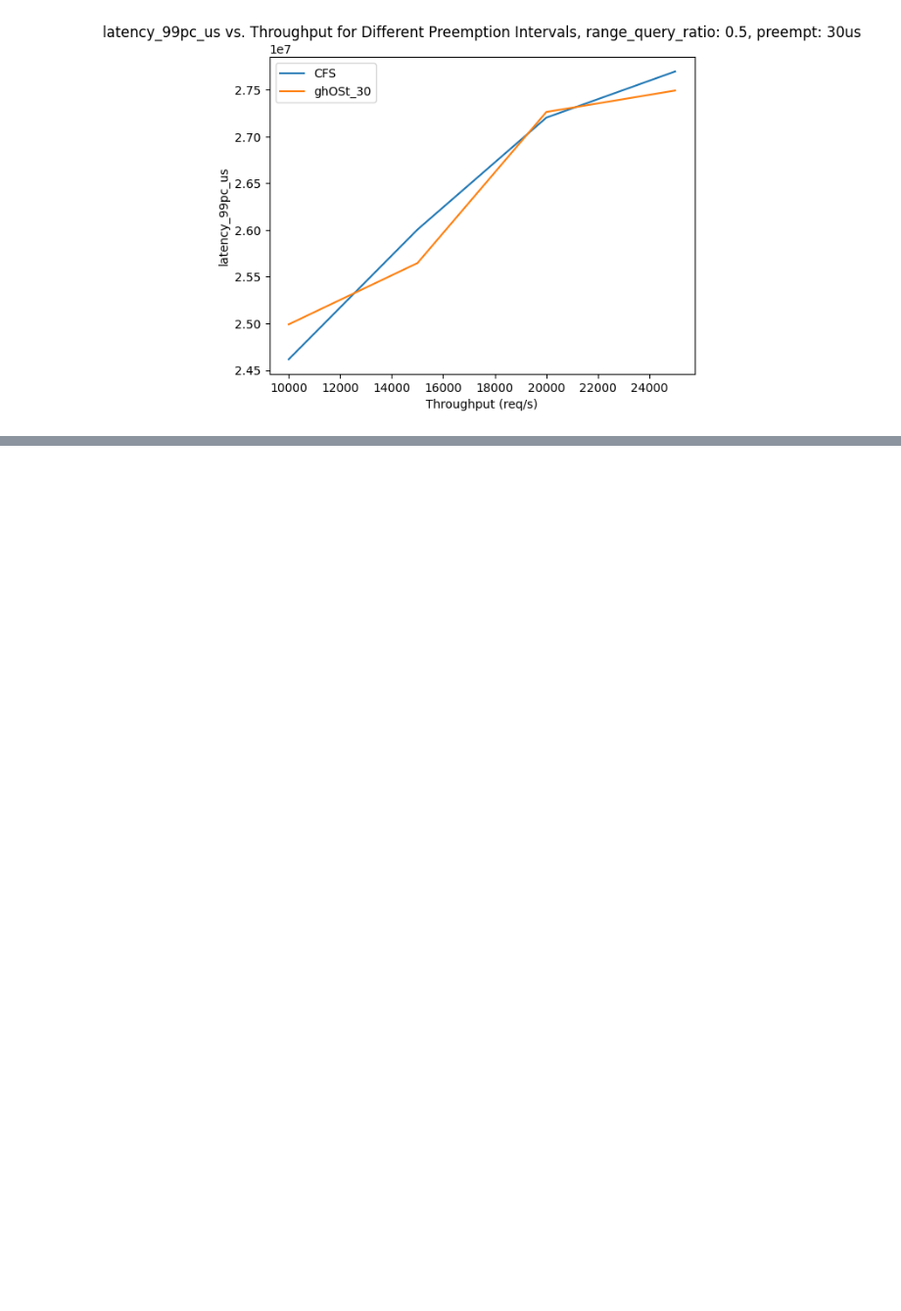
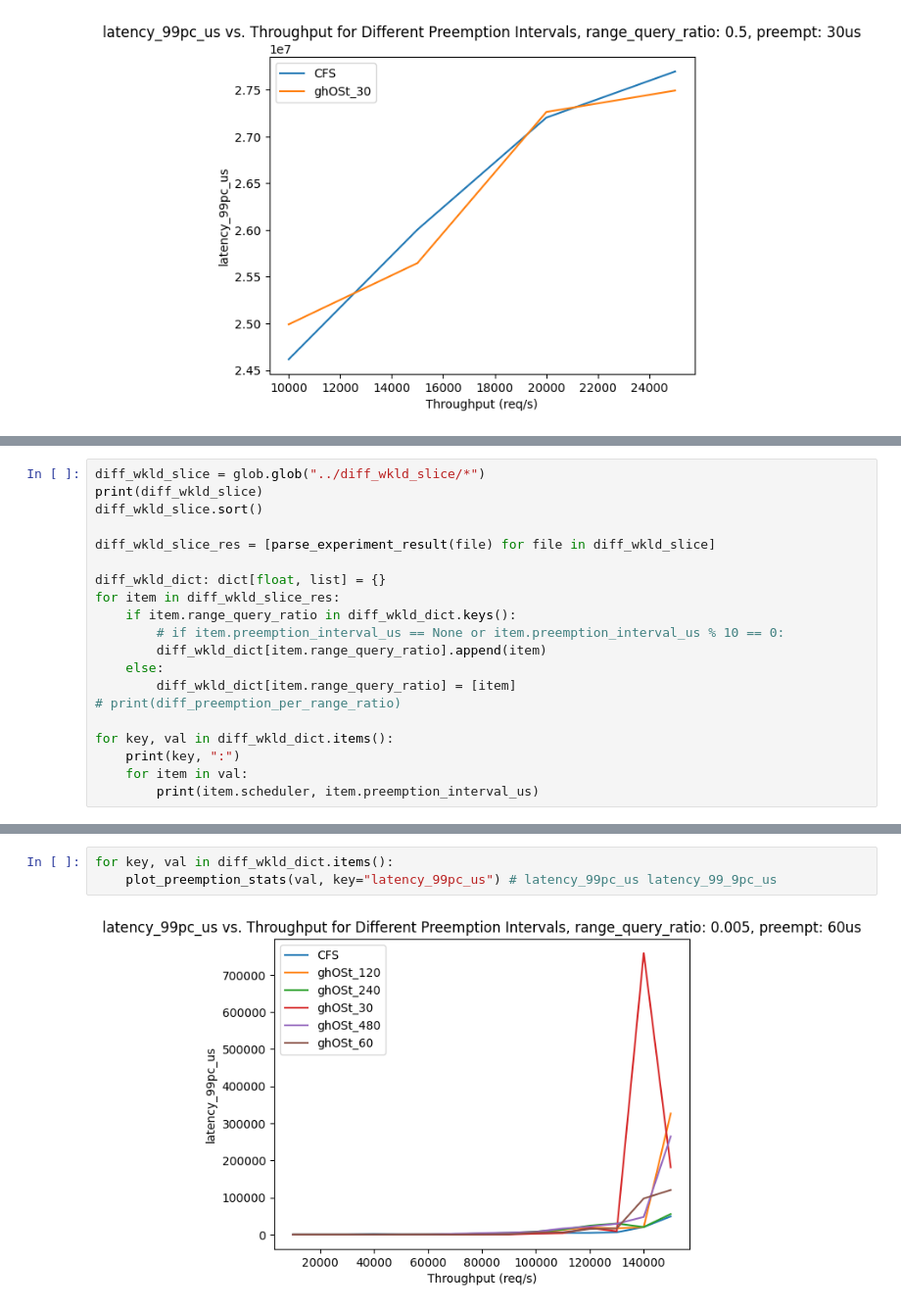
Before and after one commit to show981111/ghost-userspace, a Jupyter notebook: plot/draw.ipynb, the cells around one changed output, grey strips where cells are left out. Shown at 98% size. Cells and saved outputs as stored; diff of their text form; blank space fills up the shorter version.

Commit message:
dff_wkld with diff slice

```diff
--- a/plot/draw.ipynb
+++ b/plot/draw.ipynb
@@ -82,3 +82,23 @@ for key, val in diff_preemption_per_range_ratio.items():
 [figure]
 [figure]
 [figure]
+# %%
+diff_wkld_slice = glob.glob("../diff_wkld_slice/*")
+print(diff_wkld_slice)
+diff_wkld_slice.sort()
+
+diff_wkld_slice_res = [parse_experiment_result(file) for file in diff_wkld_slice]
+
+diff_wkld_dict: dict[float, list] = {}
+for item in diff_wkld_slice_res:
+    if item.range_query_ratio in diff_wkld_dict.keys():
+        # if item.preemption_interval_us == None or item.preemption_interval_us % 10 == 0:
+        diff_wkld_dict[item.range_query_ratio].append(item)
+    else:
+        diff_wkld_dict[item.range_query_ratio] = [item]
+# print(diff_preemption_per_range_ratio)
+
+for key, val in diff_wkld_dict.items():
+    print(key, ":")
+    for item in val:
+        print(item.scheduler, item.preemption_interval_us)
@@ -84,0 +123,5 @@ for key, val in diff_preemption_per_range_ratio.items():
+# %%
+for key, val in diff_wkld_dict.items():
+    plot_preemption_stats(val, key="latency_99pc_us") # latency_99pc_us latency_99_9pc_us
+# %% [output]
+[figure, added]
```
Also changed, not shown: parts of 4 cells of this notebook, 23 other files.
